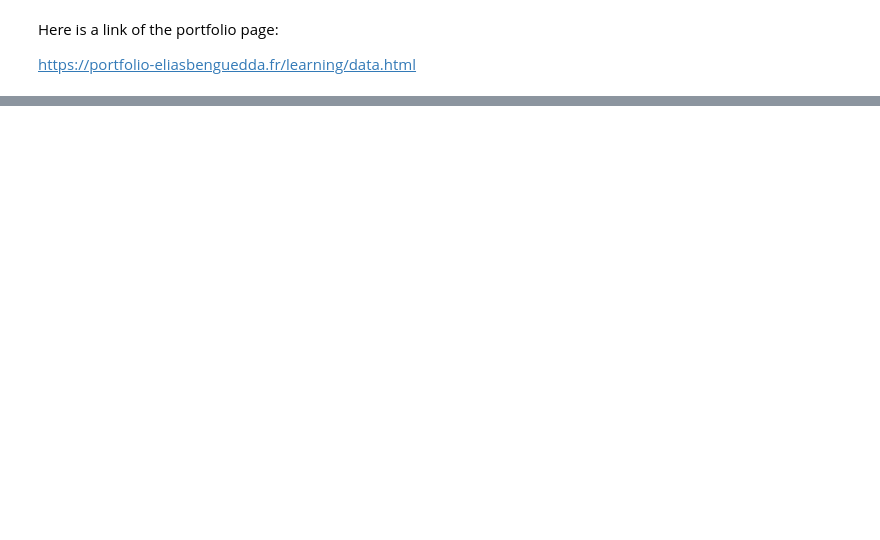
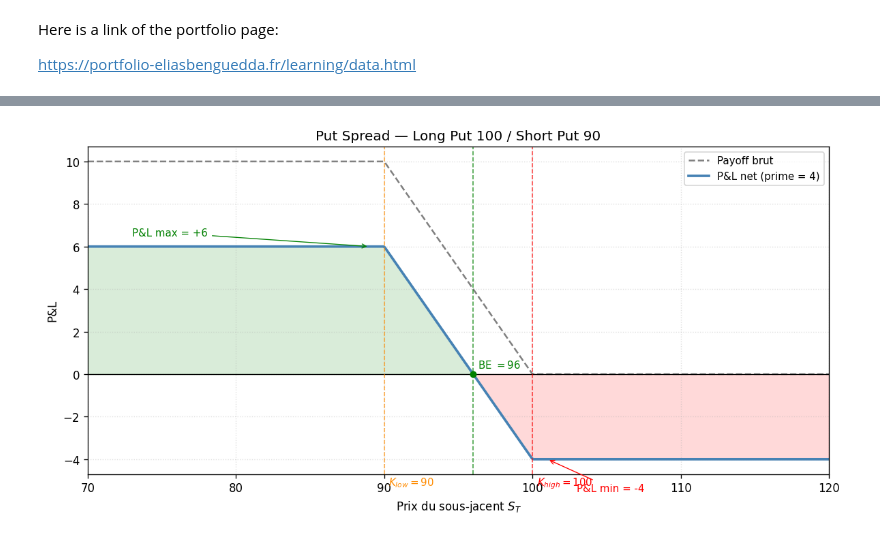
Before and after one commit to Elias171204/portfolio-eliasbenguedda, a Jupyter notebook: Options/Datas/synthetic_option_chain.ipynb, the cells around one changed output, grey strips where cells are left out. Cells and saved outputs as stored; diff of their text form; code cells hidden in the pictures; blank space fills up the shorter version.

```diff
--- a/Options/Datas/synthetic_option_chain.ipynb
+++ b/Options/Datas/synthetic_option_chain.ipynb
@@ -703,0 +727,4 @@ https://portfolio-eliasbenguedda.fr/learning/data.html
+# %%
+Image("images/put-spread.png")
+# %% [output]
+[figure, added]
```
Also changed, not shown: parts of 27 cells of this notebook, 17 other files.
